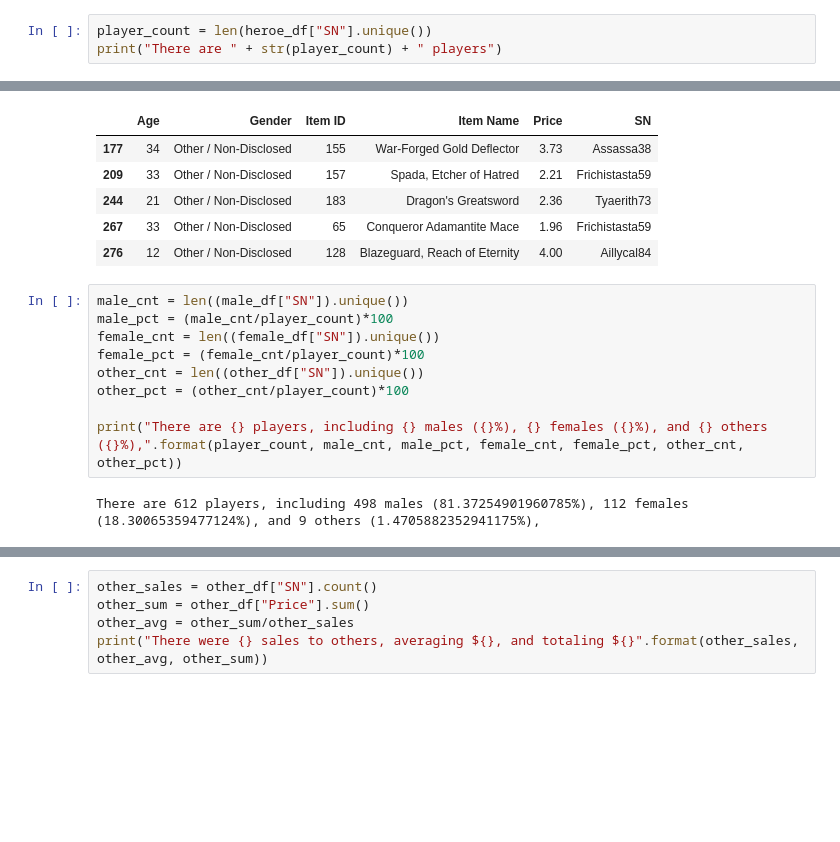
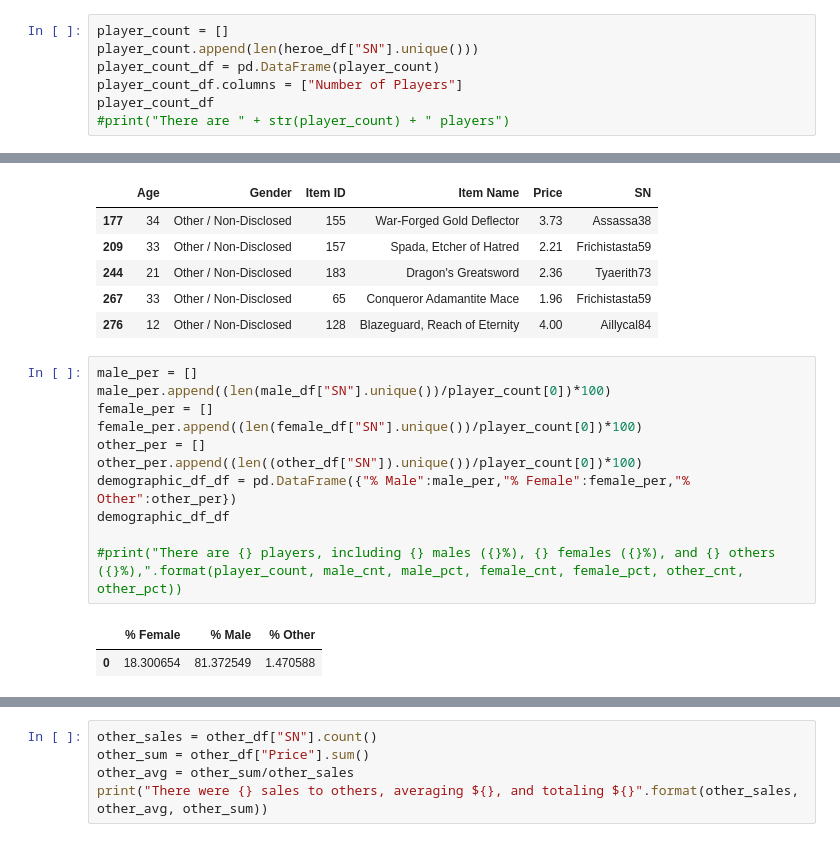
Before and after one commit to mattdukesd/Pymoli, a Jupyter notebook: HeroesOfPymoliCode.ipynb, the cells around one changed output, grey strips where cells are left out. Drawn from its saved outputs; the diff is of its cells as text; blank space fills up the shorter version.

```diff
--- a/HeroesOfPymoliCode.ipynb
+++ b/HeroesOfPymoliCode.ipynb
@@ -40,6 +44,10 @@ heroe_df.head()
 | 3 | 21 | Male | 92 | Final Critic | 1.36 | Pheusrical25 |
 | 4 | 23 | Male | 63 | Stormfury Mace | 1.27 | Aela59 |
 # %%
-player_count = len(heroe_df["SN"].unique())
-print("There are " + str(player_count) + " players")
+player_count = []
+player_count.append(len(heroe_df["SN"].unique()))
+player_count_df = pd.DataFrame(player_count)
+player_count_df.columns = ["Number of Players"]
+player_count_df
+#print("There are " + str(player_count) + " players")
 # %% [output]
@@ -95,14 +116,17 @@ other_df.head()
 | 267 | 33 | Other / Non-Disclosed | 65 | Conqueror Adamantite Mace | 1.96 | Frichistasta59 |
 | 276 | 12 | Other / Non-Disclosed | 128 | Blazeguard, Reach of Eternity | 4.00 | Aillycal84 |
 # %%
-male_cnt = len((male_df["SN"]).unique())
-male_pct = (male_cnt/player_count)*100
-female_cnt = len((female_df["SN"]).unique())
-female_pct = (female_cnt/player_count)*100
-other_cnt = len((other_df["SN"]).unique())
-other_pct = (other_cnt/player_count)*100
+male_per = []
+male_per.append((len(male_df["SN"].unique())/player_count[0])*100)
+female_per = []
+female_per.append((len(female_df["SN"].unique())/player_count[0])*100)
+other_per = []
+other_per.append((len((other_df["SN"]).unique())/player_count[0])*100)
+demographic_df_df = pd.DataFrame({"% Male":male_per,"% Female":female_per,"% Other":other_per})
+demographic_df_df
 
-print("There are {} players, including {} males ({}%), {} females ({}%), and {} others ({}%),".format(player_count, male_cnt, male_pct, female_cnt, female_pct, other_cnt, other_pct))
+#print("There are {} players, including {} males ({}%), {} females ({}%), and {} others ({}%),".format(player_count, male_cnt, male_pct, female_cnt, female_pct, other_cnt, other_pct))
 # %% [output]
-There are 612 players, including 498 males (81.37254901960785%), 112 females (18.30065359477124%), and 9 others (1.4705882352941175%),
+|  | % Female | % Male | % Other |
+| 0 | 18.300654 | 81.372549 | 1.470588 |
 # %%
```
Also changed, not shown: parts of 11 cells of this notebook.
